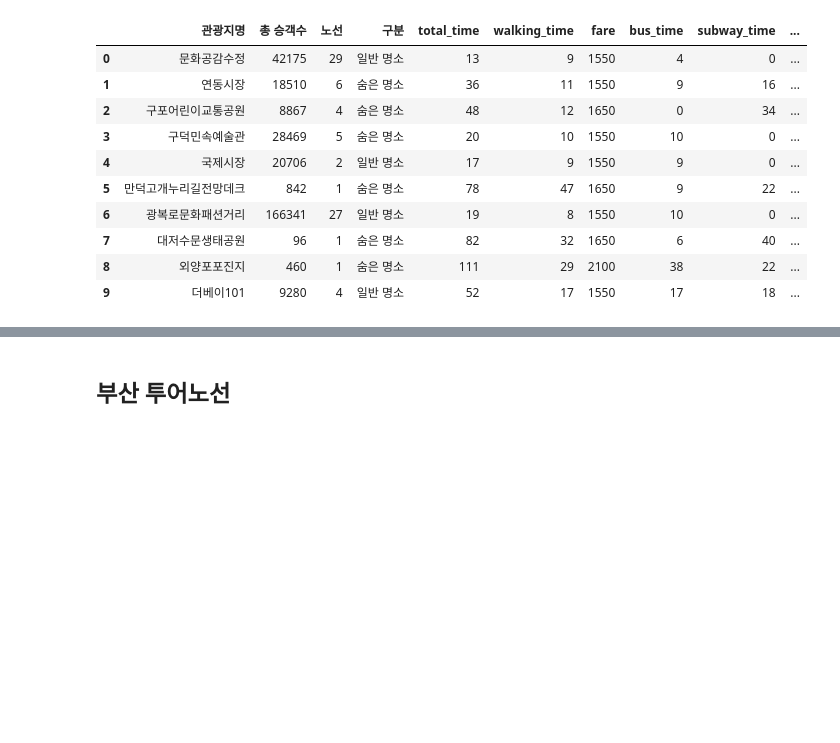
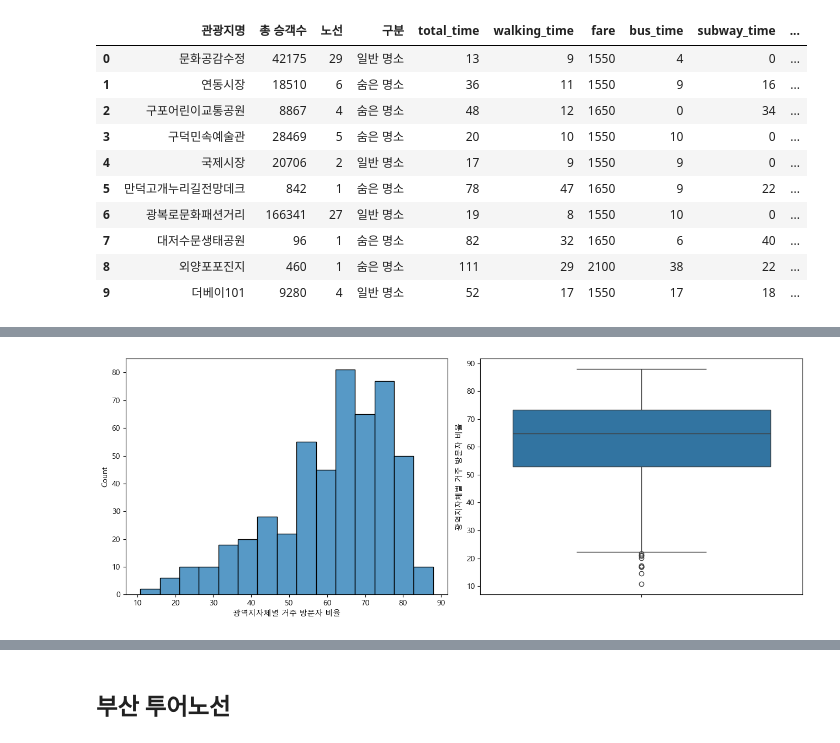
Before and after one commit to GRetriever/Data-Analysis-Project, a Jupyter notebook: Tourist Attractions/EDA.ipynb, the cells around one changed output, grey strips where cells are left out. Saved outputs shown, nothing was run; the diff lists cells and outputs as text; code cells hidden in the pictures; blank space fills up the shorter version.

```diff
--- a/Tourist Attractions/EDA.ipynb
+++ b/Tourist Attractions/EDA.ipynb
@@ -126,0 +171,13 @@ all_df = pd.read_csv('./data/all_df.csv')
+# %%
+plt.figure(figsize=(13,5))
+
+plt.subplot(1,2,1)
+ax=sns.histplot(data=all_df['광역지자체별 거주 방문자 비율'])
+
+plt.subplot(1,2,2)
+ax=sns.boxplot(data=all_df['광역지자체별 거주 방문자 비율'])
+plt.tight_layout()
+
+# 백분율 값이기에 minmax scaler 적용
+# %% [output]
+[figure, added]
```
Also changed, not shown: parts of 27 cells of this notebook.
